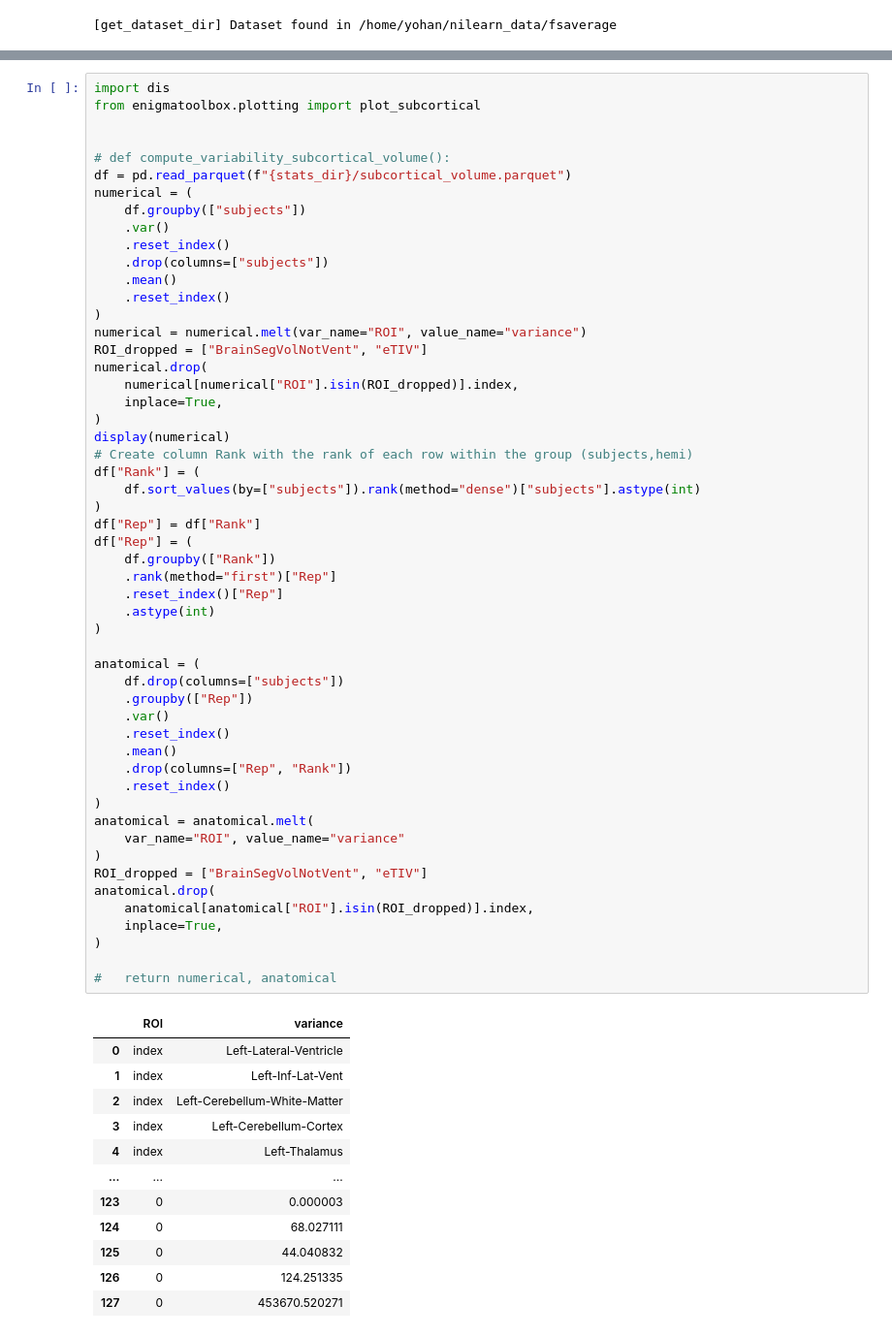
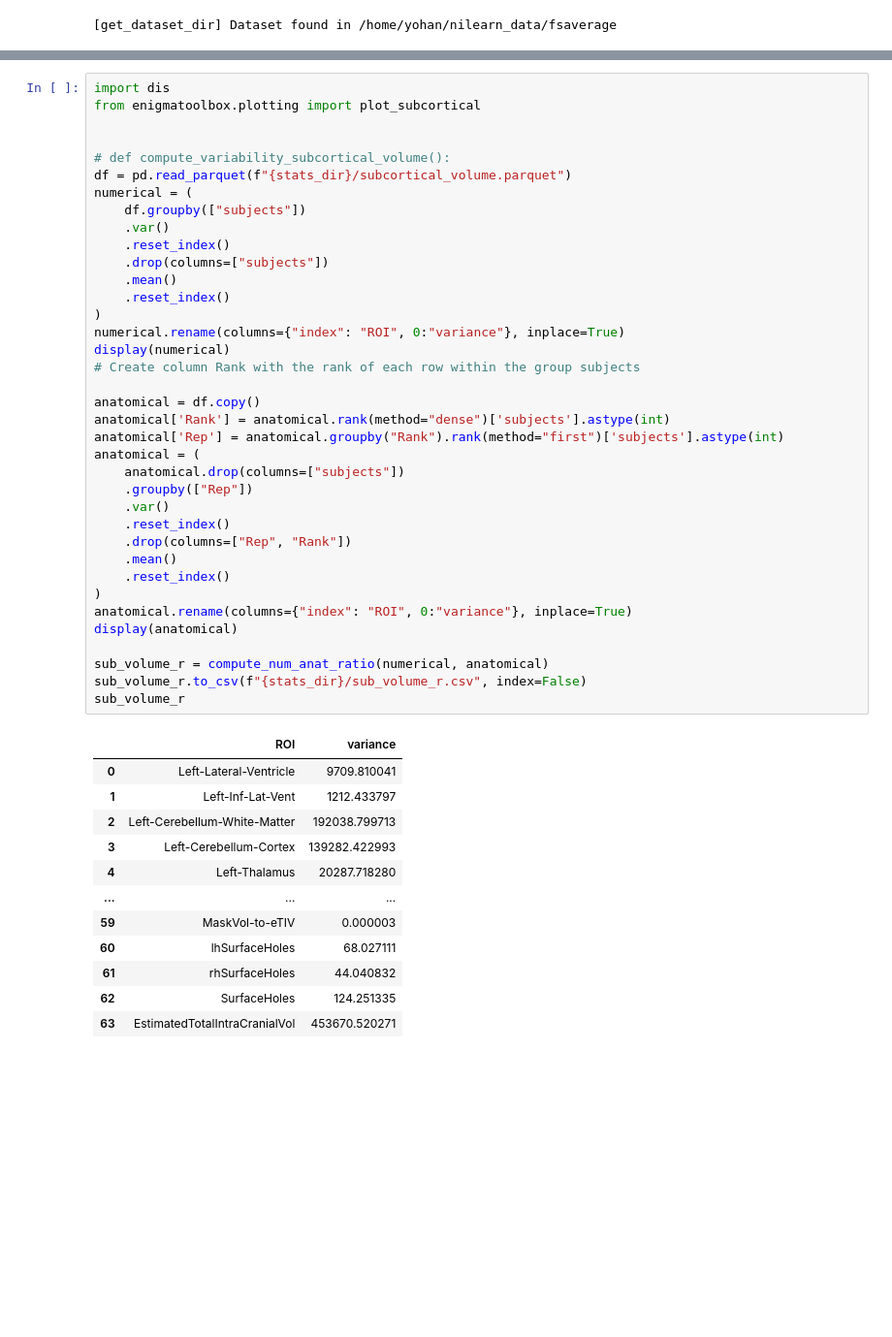
Before and after one commit to yohanchatelain/VIP-python-client, a Jupyter notebook: example/freesurfer-fuzzy/notebooks/stage_I.ipynb, the cells around one changed output, grey strips where cells are left out. Shown at 97% size. Saved outputs shown, nothing was run; the diff lists cells and outputs as text; blank space fills up the shorter version.

```diff
--- a/example/freesurfer-fuzzy/notebooks/stage_I.ipynb
+++ b/example/freesurfer-fuzzy/notebooks/stage_I.ipynb
@@ -426,66 +412,50 @@ Error:
 # %%
 import dis
 from enigmatoolbox.plotting import plot_subcortical
 
 
 # def compute_variability_subcortical_volume():
 df = pd.read_parquet(f"{stats_dir}/subcortical_volume.parquet")
 numerical = (
     df.groupby(["subjects"])
     .var()
     .reset_index()
     .drop(columns=["subjects"])
     .mean()
     .reset_index()
 )
-numerical = numerical.melt(var_name="ROI", value_name="variance")
-ROI_dropped = ["BrainSegVolNotVent", "eTIV"]
-numerical.drop(
-    numerical[numerical["ROI"].isin(ROI_dropped)].index,
-    inplace=True,
-)
+numerical.rename(columns={"index": "ROI", 0:"variance"}, inplace=True)
 display(numerical)
-# Create column Rank with the rank of each row within the group (subjects,hemi)
-df["Rank"] = (
-    df.sort_values(by=["subjects"]).rank(method="dense")["subjects"].astype(int)
-)
-df["Rep"] = df["Rank"]
-df["Rep"] = (
-    df.groupby(["Rank"])
-    .rank(method="first")["Rep"]
-    .reset_index()["Rep"]
-    .astype(int)
-)
+# Create column Rank with the rank of each row within the group subjects
 
+anatomical = df.copy()
+anatomical['Rank'] = anatomical.rank(method="dense")['subjects'].astype(int)
+anatomical['Rep'] = anatomical.groupby("Rank").rank(method="first")['subjects'].astype(int)
 anatomical = (
-    df.drop(columns=["subjects"])
+    anatomical.drop(columns=["subjects"])
     .groupby(["Rep"])
     .var()
     .reset_index()
+    .drop(columns=["Rep", "Rank"])
     .mean()
-    .drop(columns=["Rep", "Rank"])
     .reset_index()
 )
-anatomical = anatomical.melt(
-    var_name="ROI", value_name="variance"
-)
-ROI_dropped = ["BrainSegVolNotVent", "eTIV"]
-anatomical.drop(
-    anatomical[anatomical["ROI"].isin(ROI_dropped)].index,
-    inplace=True,
-)
+anatomical.rename(columns={"index": "ROI", 0:"variance"}, inplace=True)
+display(anatomical)
 
-#   return numerical, anatomical
+sub_volume_r = compute_num_anat_ratio(numerical, anatomical)
+sub_volume_r.to_csv(f"{stats_dir}/sub_volume_r.csv", index=False)
+sub_volume_r
 # %% [output]
 |  | ROI | variance |
-| 0 | index | Left-Lateral-Ventricle |
-| 1 | index | Left-Inf-Lat-Vent |
-| 2 | index | Left-Cerebellum-White-Matter |
-| 3 | index | Left-Cerebellum-Cortex |
-| 4 | index | Left-Thalamus |
+| 0 | Left-Lateral-Ventricle | 9709.810041 |
+| 1 | Left-Inf-Lat-Vent | 1212.433797 |
+| 2 | Left-Cerebellum-White-Matter | 192038.799713 |
+| 3 | Left-Cerebellum-Cortex | 139282.422993 |
+| 4 | Left-Thalamus | 20287.718280 |
 | ... | ... | ... |
-| 123 | 0 | 0.000003 |
-| 124 | 0 | 68.027111 |
-| 125 | 0 | 44.040832 |
-| 126 | 0 | 124.251335 |
-| 127 | 0 | 453670.520271 |
+| 59 | MaskVol-to-eTIV | 0.000003 |
+| 60 | lhSurfaceHoles | 68.027111 |
+| 61 | rhSurfaceHoles | 44.040832 |
+| 62 | SurfaceHoles | 124.251335 |
+| 63 | EstimatedTotalIntraCranialVol | 453670.520271 |
```
Also changed, not shown: parts of 6 cells of this notebook, 1 other file.
